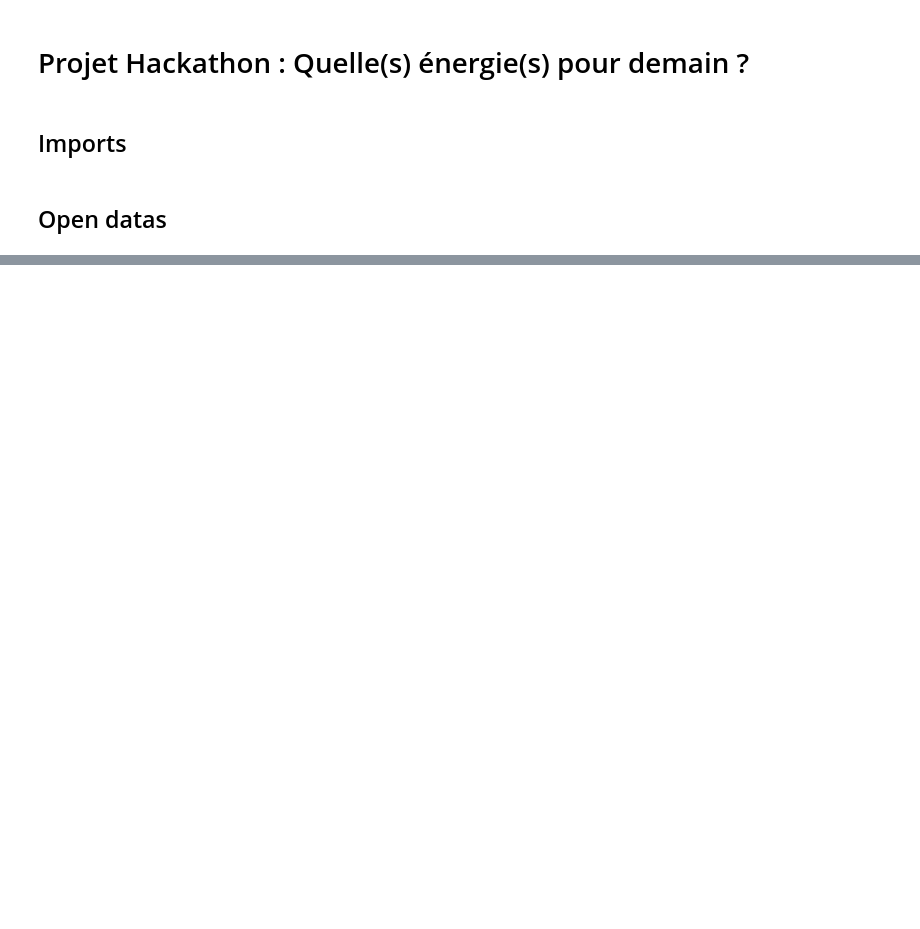
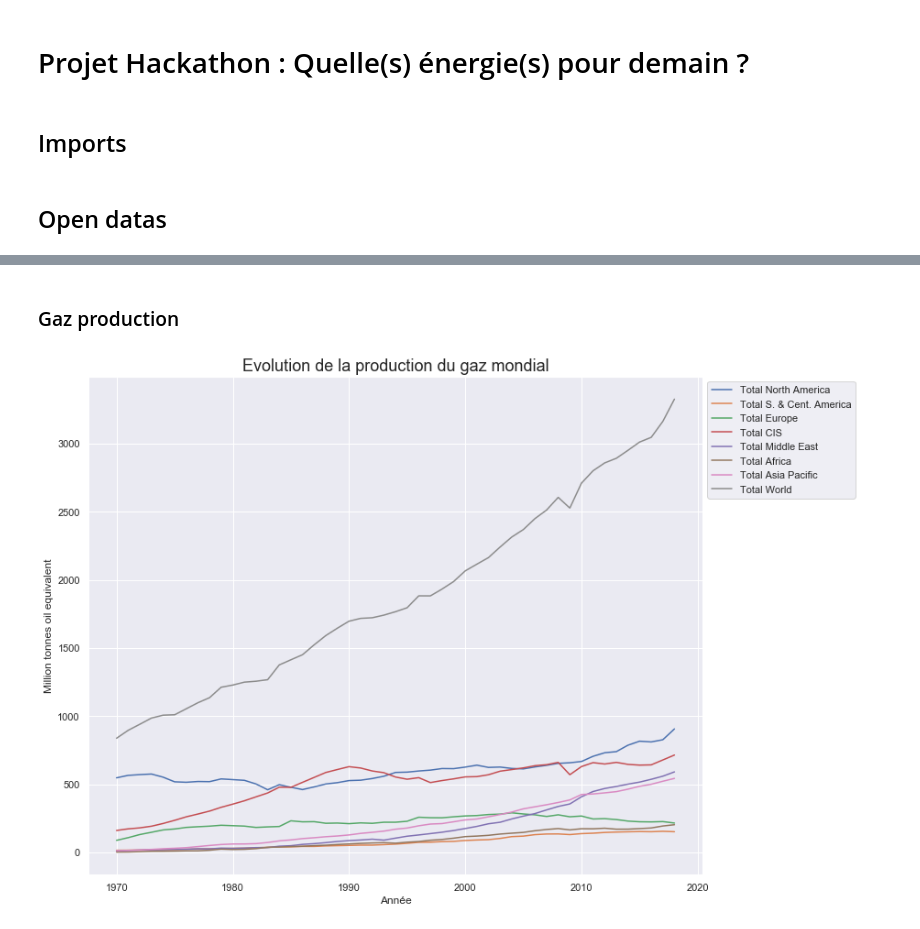
Before and after one commit to KevinFerin/HackatonMDI720, a Jupyter notebook: src/Hackathon.ipynb, the cells around one changed output, grey strips where cells are left out. Saved outputs shown, nothing was run; the diff lists cells and outputs as text; code cells hidden in the pictures; blank space fills up the shorter version.

```diff
--- a/src/Hackathon.ipynb
+++ b/src/Hackathon.ipynb
@@ -33,0 +50,11 @@ plt.show()
+# %% [markdown]
+### Gaz production
+# %%
+gaz_production = pd.read_excel(dataPath+"data_production.xlsx", 5, header = 2)
+unite = "Million tonnes oil equivalent"
+gaz_production = clean(gaz_production, unite)
+gaz_production_total, gaz_production = separate_total(gaz_production, unite)
+
+print_df(gaz_production_total, "Evolution de la production du gaz mondial", unite)
+# %% [output]
+[figure, added]
```
Also changed, not shown: parts of 14 cells of this notebook.
